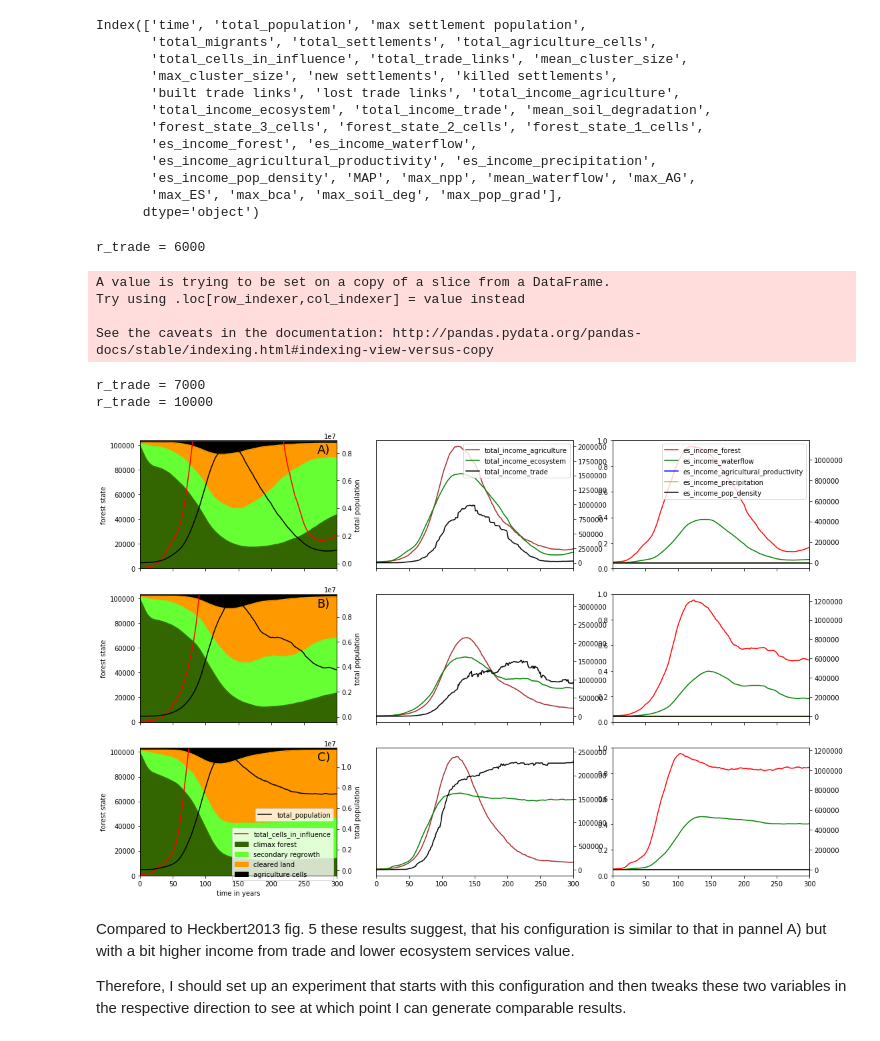
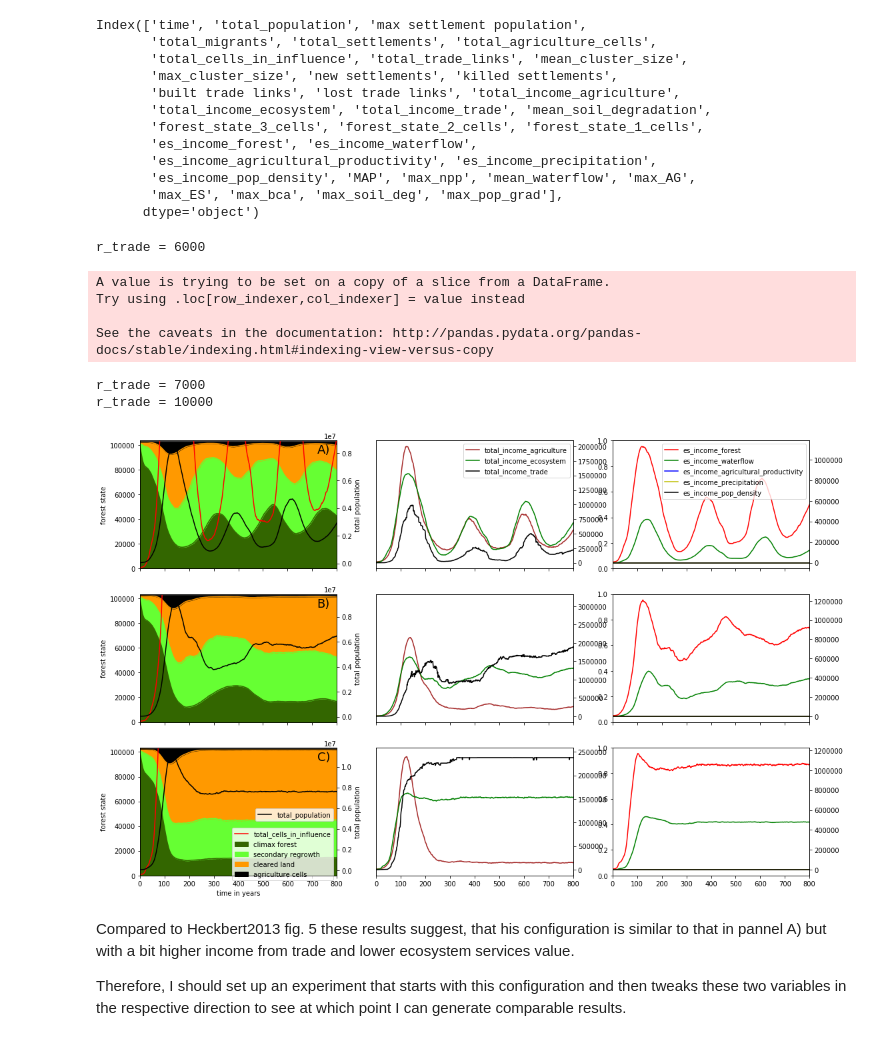
Before and after one commit to jakobkolb/Mayasim, a Jupyter notebook: Evaluation_Notebooks/X8_long_term_dynamics.ipynb, the cells around one changed output. Cells and saved outputs as stored; diff of their text form; code cells hidden in the pictures.

```diff
--- a/Evaluation_Notebooks/X8_long_term_dynamics.ipynb
+++ b/Evaluation_Notebooks/X8_long_term_dynamics.ipynb
@@ -234,37 +259,38 @@ for i, r_trade in enumerate(r_trades[[0,1,3]]):
         eco_lns.append(ln)
     ln5 = all_data.loc[r_trade, run]['total_cells_in_influence'].plot(legend=False,
                                                           ax=ax,
                                                           color='r')
 
     ax3a.set_yticklabels([])
     ax3a.set_yticks([])
 #     ax3.set_yticklabels([])
 #     ax3.set_yticks([])
 
+    tmax = 800
     #print(all_data.loc[r_trade, run][observables])
-    ax.set_xlim([0,300])
-    ax3.set_xlim([0,300])
-    ax4.set_xlim([0,300])
+    ax.set_xlim([0,tmax])
+    ax3.set_xlim([0,tmax])
+    ax4.set_xlim([0,tmax])
     ax.annotate(annotations[i], xy=(0,0), xycoords='data', xytext=(0.9, 0.9), textcoords='axes fraction', fontsize=18)
     ax2.set_ylabel('total population')
     ax.set_ylabel('forest state')
     ax.set_ylim([0, 103500])
     if i == len(r_trades)-2:
         ax.set_xlabel('time in years')
         ax3.set_xlabel('time in years')
         lgd2 = ax.legend(loc=1, bbox_to_anchor=[1, .4])
         lgd1 = ax2.legend(loc=1, bbox_to_anchor=[1., .55])
 #fig.tight_layout()
 fig.savefig('longterm_population_development.pdf', transparent=True, dpi=200)
 # %% [output]
 r_trade = 6000
 A value is trying to be set on a copy of a slice from a DataFrame.
 Try using .loc[row_indexer,col_indexer] = value instead
 
 See the caveats in the documentation: http://pandas.pydata.org/pandas-docs/stable/indexing.html#indexing-view-versus-copy
 r_trade = 7000
 r_trade = 10000
-[figure, old version]
+[figure, new version]
 # %% [markdown]
 Compared to Heckbert2013 fig. 5 these results suggest, that his configuration is similar to that in pannel A) but with a bit higher income from trade and lower ecosystem services value.
 
```
Also changed, not shown: parts of 5 cells of this notebook, 7 other files.
